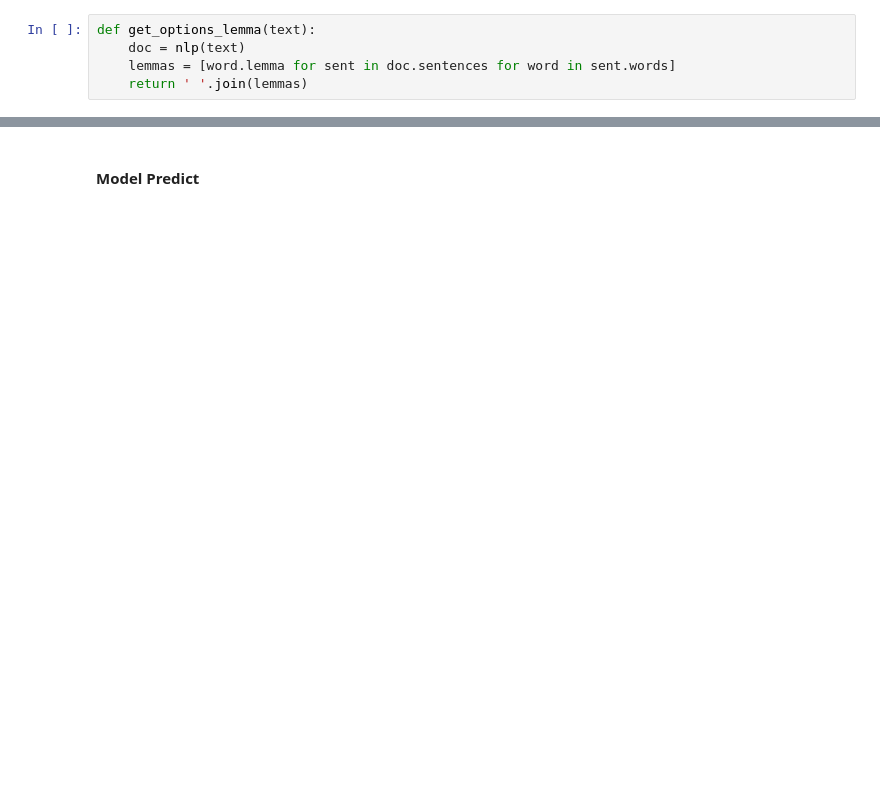
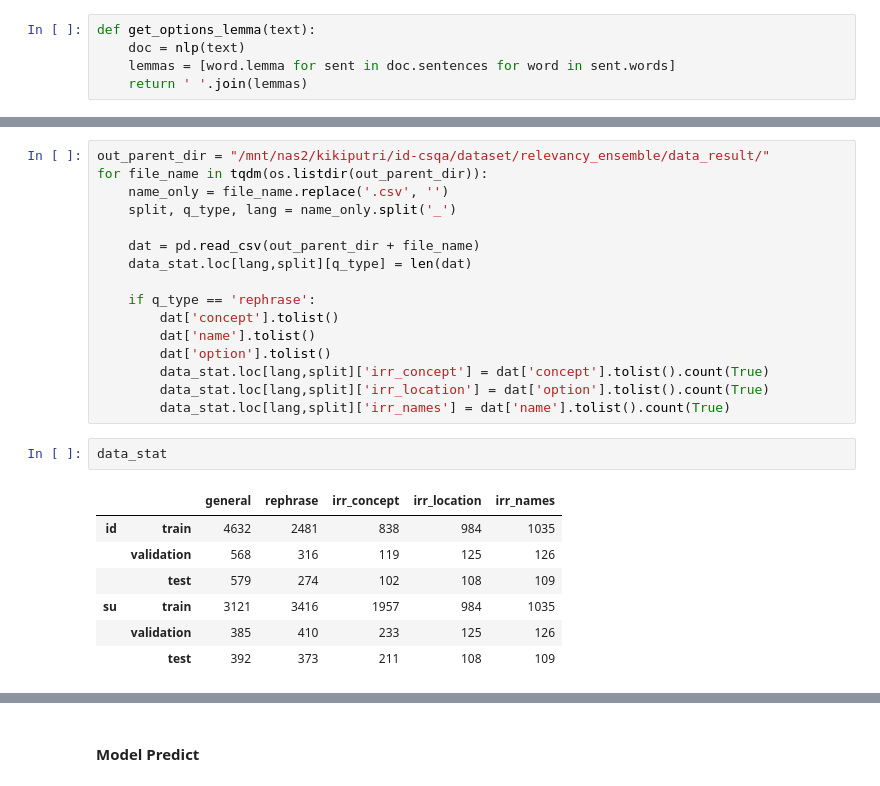
Before and after one commit to rifkiaputri/id-csqa, a Jupyter notebook: generate_dataset.ipynb, the cells around one changed output, grey strips where cells are left out. Drawn from its saved outputs; the diff is of its cells as text; blank space fills up the shorter version.

```diff
--- a/generate_dataset.ipynb
+++ b/generate_dataset.ipynb
@@ -128,0 +166,26 @@ general_q_df.to_csv(f"{out_parent_dir}{split_name}_general_{lang_name}.csv", ind
+# %%
+out_parent_dir = "/mnt/nas2/kikiputri/id-csqa/dataset/relevancy_ensemble/data_result/"
+for file_name in tqdm(os.listdir(out_parent_dir)):
+    name_only = file_name.replace('.csv', '')
+    split, q_type, lang = name_only.split('_')
+
+    dat = pd.read_csv(out_parent_dir + file_name)
+    data_stat.loc[lang,split][q_type] = len(dat)
+
+    if q_type == 'rephrase':
+        dat['concept'].tolist()
+        dat['name'].tolist()
+        dat['option'].tolist()
+        data_stat.loc[lang,split]['irr_concept'] = dat['concept'].tolist().count(True)
+        data_stat.loc[lang,split]['irr_location'] = dat['option'].tolist().count(True)
+        data_stat.loc[lang,split]['irr_names'] = dat['name'].tolist().count(True)
+# %%
+data_stat
+# %% [output]
+|  |  | general | rephrase | irr_concept | irr_location | irr_names |
+| id | train | 4632 | 2481 | 838 | 984 | 1035 |
+|  | validation | 568 | 316 | 119 | 125 | 126 |
+|  | test | 579 | 274 | 102 | 108 | 109 |
+| su | train | 3121 | 3416 | 1957 | 984 | 1035 |
+|  | validation | 385 | 410 | 233 | 125 | 126 |
+|  | test | 392 | 373 | 211 | 108 | 109 |
```
Also changed, not shown: parts of 30 cells of this notebook.
